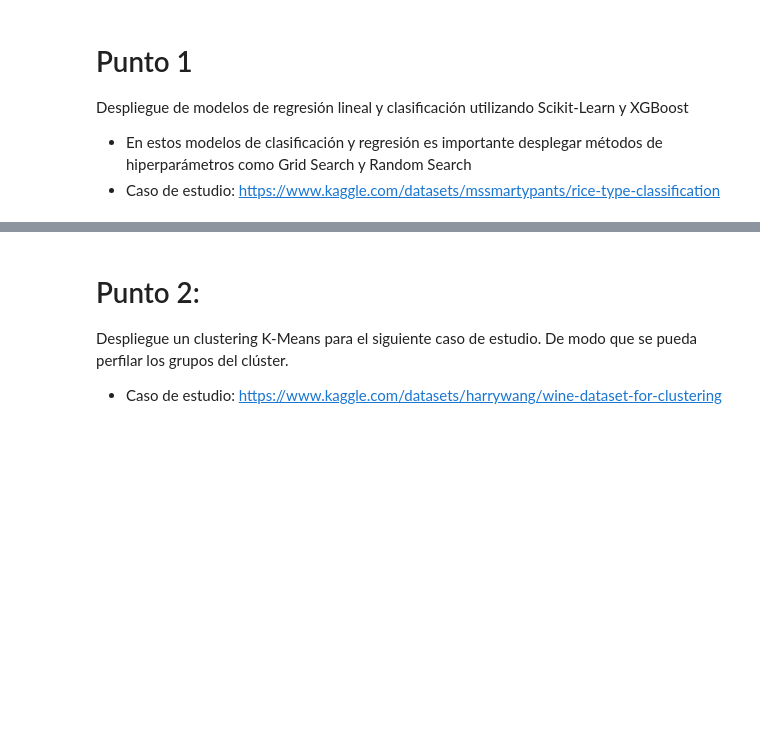
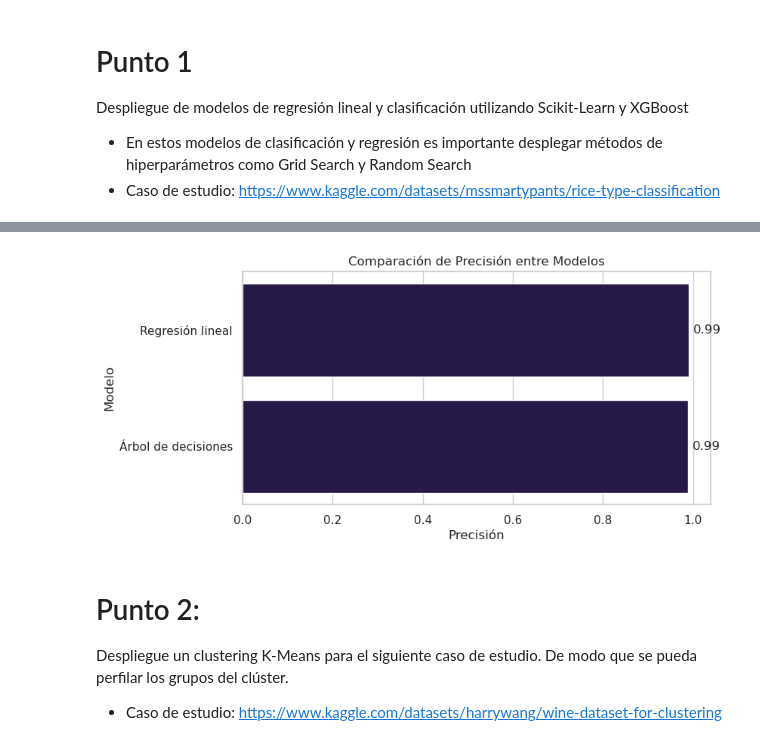
Before and after one commit to TalentoTech-IAA-2024/proyecto, a Jupyter notebook: Parte_1-3_Proyecto.ipynb, the cells around one changed output, grey strips where cells are left out. Cells and saved outputs as stored; diff of their text form; code cells hidden in the pictures; blank space fills up the shorter version.

```diff
--- a/Parte_1-3_Proyecto.ipynb
+++ b/Parte_1-3_Proyecto.ipynb
@@ -15,3 +249,24 @@ Despliegue de modelos de regresión lineal y clasificación utilizando Scikit-Le
+# %%
+modelos = ['Árbol de decisiones', 'Regresión lineal']
+precision = [accuracy_score(y_test,y_pred_tree), accuracy_score(y_test,y_pred)]  # Cambia los valores por las precisiones que tengas
+
+df = pd.DataFrame({'Modelo': modelos, 'Precisión': precision})
+
+df = df.sort_values(by='Precisión', ascending=False)
+
+plt.figure(figsize=(8, 4))
+sns.barplot(x='Precisión', y='Modelo', data=df, orient='h')
+
+plt.xlabel('Precisión')
+plt.ylabel('Modelo')
+plt.title('Comparación de Precisión entre Modelos')
+
+for i, (precision, modelo) in enumerate(zip(df['Precisión'], df['Modelo'])):
+    plt.text(precision + 0.01, i, f'{precision:.2f}', va='center')
+
+plt.show()
+# %% [output]
+[figure, added]
 # %% [markdown]
 # Punto 2:
 
```
Also changed, not shown: parts of 27 cells of this notebook, 1 other file.
